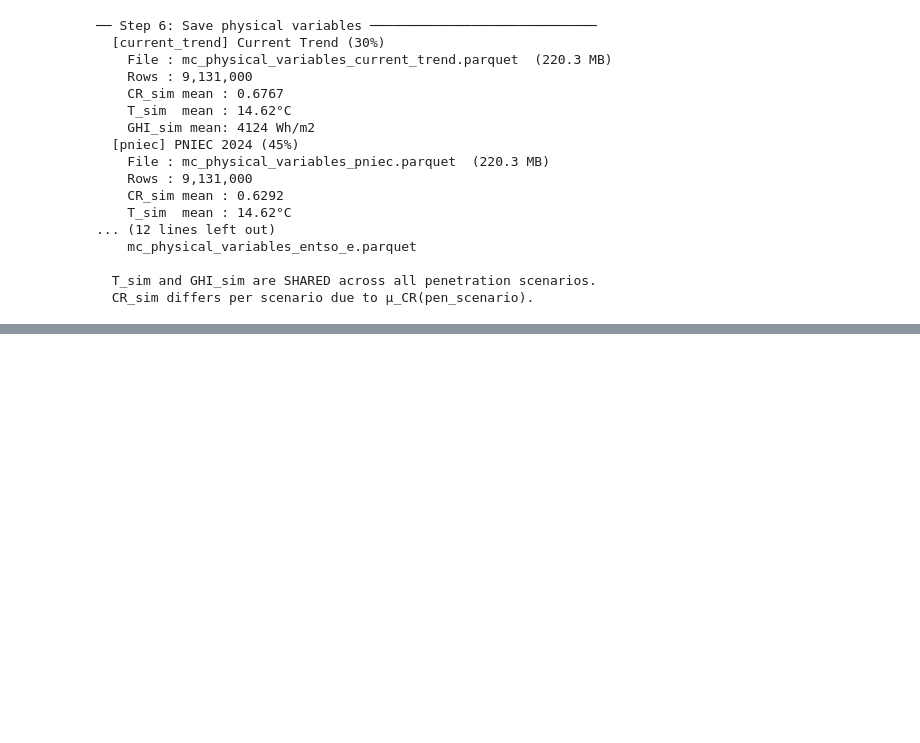
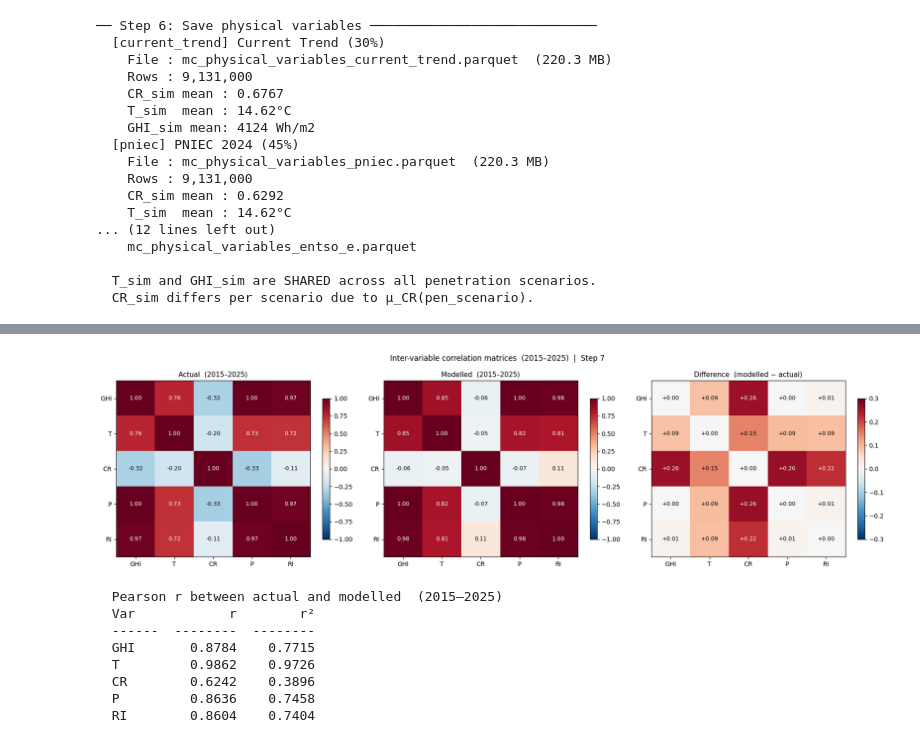
Before and after one commit to lucasmonero/Greenfin_Thesis, a Jupyter notebook: Code/Simulation/Variables reconstruction - multi-scenario.ipynb, the cells around one changed output, grey strips where cells are left out. Cells and saved outputs as stored; diff of their text form; code cells hidden in the pictures; blank space fills up the shorter version.

```diff
--- a/Code/Simulation/Variables reconstruction - multi-scenario.ipynb
+++ b/Code/Simulation/Variables reconstruction - multi-scenario.ipynb
@@ -725,0 +994,68 @@ print(f"  CR_sim differs per scenario due to μ_CR(pen_scenario).")
+# %%
+# =============================================================================
+# Step 7 — Correlation: actual vs modelled (2015–2025)
+# Left : inter-variable correlation matrix for actual values
+# Right: inter-variable correlation matrix for modelled values
+# Bottom: pairwise actual–modelled Pearson r per variable
+# =============================================================================
+CORR_START = 2015
+
+_df_c = df_hist_reconstructed[df_hist_reconstructed["year"] >= CORR_START].copy()
+
+_actual_cols   = ["GHI_actual",   "T_actual",   "CR_actual",   "P_actual",   "RI_actual"]
+_modelled_cols = ["GHI_modelled", "T_modelled", "CR_modelled", "P_modelled", "RI_modelled"]
+_labels        = ["GHI", "T", "CR", "P", "RI"]
+
+corr_actual   = _df_c[_actual_cols].corr().values
+corr_modelled = _df_c[_modelled_cols].corr().values
+
+fig, axes = plt.subplots(1, 3, figsize=(18, 5))
+
+def _heatmap(ax, mat, title, labels):
+    im = ax.imshow(mat, vmin=-1, vmax=1, cmap="RdBu_r", aspect="auto")
+    ax.set_xticks(range(len(labels))); ax.set_xticklabels(labels, fontsize=10)
+    ax.set_yticks(range(len(labels))); ax.set_yticklabels(labels, fontsize=10)
+    for i in range(len(labels)):
+        for j in range(len(labels)):
+            ax.text(j, i, f"{mat[i, j]:.2f}", ha="center", va="center",
+                    fontsize=9, color="black" if abs(mat[i, j]) < 0.7 else "white")
+    ax.set_title(title, fontsize=11)
+    plt.colorbar(im, ax=ax, shrink=0.8)
+
+_heatmap(axes[0], corr_actual,   f"Actual  ({CORR_START}–2025)",   _labels)
+_heatmap(axes[1], corr_modelled, f"Modelled  ({CORR_START}–2025)", _labels)
+
+# difference matrix
+diff = corr_modelled - corr_actual
+im = axes[2].imshow(diff, vmin=-0.3, vmax=0.3, cmap="RdBu_r", aspect="auto")
+axes[2].set_xticks(range(len(_labels))); axes[2].set_xticklabels(_labels, fontsize=10)
+axes[2].set_yticks(range(len(_labels))); axes[2].set_yticklabels(_labels, fontsize=10)
+for i in range(len(_labels)):
+    for j in range(len(_labels)):
+        axes[2].text(j, i, f"{diff[i, j]:+.2f}", ha="center", va="center",
+                     fontsize=9, color="black" if abs(diff[i, j]) < 0.15 else "white")
+axes[2].set_title("Difference  (modelled − actual)", fontsize=11)
+plt.colorbar(im, ax=axes[2], shrink=0.8)
+
+fig.suptitle(f"Inter-variable correlation matrices  ({CORR_START}–2025)  |  Step 7", fontsize=12)
+fig.tight_layout()
+plt.show()
+
+# --- pairwise actual vs modelled Pearson r -----------------------------------
+print(f"\n  Pearson r between actual and modelled  ({CORR_START}–2025)")
+print(f"  {'Var':<6}  {'r':>8}  {'r²':>8}")
+print(f"  {'-'*6}  {'-'*8}  {'-'*8}")
+for lbl, ca, cm in zip(_labels, _actual_cols, _modelled_cols):
+    _ok = np.isfinite(_df_c[ca].values) & np.isfinite(_df_c[cm].values)
+    r   = float(np.corrcoef(_df_c[ca].values[_ok], _df_c[cm].values[_ok])[0, 1])
+    print(f"  {lbl:<6}  {r:>8.4f}  {r**2:>8.4f}")
+# %% [output]
+[figure, added]
+  Pearson r between actual and modelled  (2015–2025)
+  Var            r        r²
+  ------  --------  --------
+  GHI       0.8784    0.7715
+  T         0.9862    0.9726
+  CR        0.6242    0.3896
+  P         0.8636    0.7458
+  RI        0.8604    0.7404
```
Also changed, not shown: parts of 4 cells of this notebook, 3 other files.
